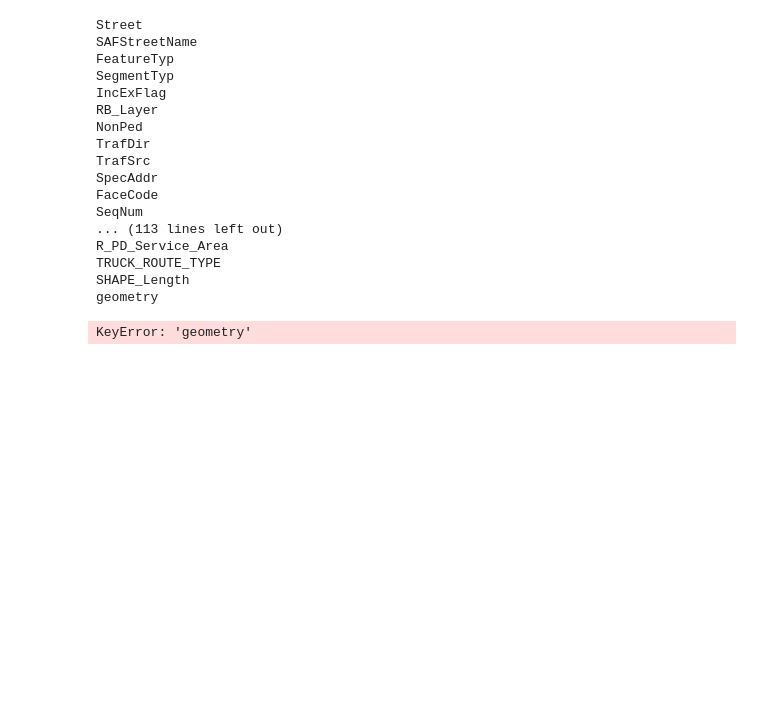
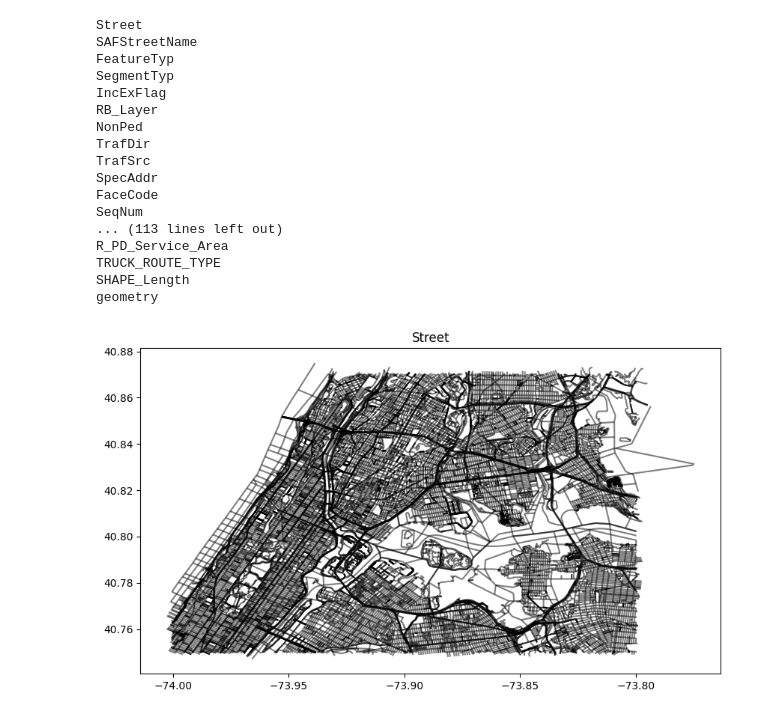
Before and after one commit to hoanglinh171/ey_challenge, a Jupyter notebook: data/data.ipynb, the cells around one changed output. Drawn from its saved outputs; the diff is of its cells as text; code cells hidden in the pictures; blank space fills up the shorter version.

```diff
--- a/data/data.ipynb
+++ b/data/data.ipynb
@@ -83,7 +131,20 @@ R_PD_Service_Area
 TRUCK_ROUTE_TYPE
 SHAPE_Length
 geometry
-# %%
-gdf['geometry']
-# %% [output]
-KeyError: 'geometry'
+# %%
+from pyproj import Transformer
+from shapely.ops import transform
+
+transformer = Transformer.from_crs("EPSG:2263", "EPSG:4326", always_xy=True)
+
+def transform_geometry(geometry):
+    return transform(lambda x, y: transformer.transform(x, y), geometry)
+
+gdf['geometry'] = gdf['geometry'].apply(transform_geometry)
+# %%
+gdf_street = gdf.cx[-74:-73.8, 40.75:40.87]
+gdf_street.plot(figsize=(10, 10), edgecolor="black", alpha=0.5)
+plt.title("Street")
+plt.show()
+# %% [output]
+[figure, added]
```
Also changed, not shown: parts of 13 cells of this notebook, 2 other files.
